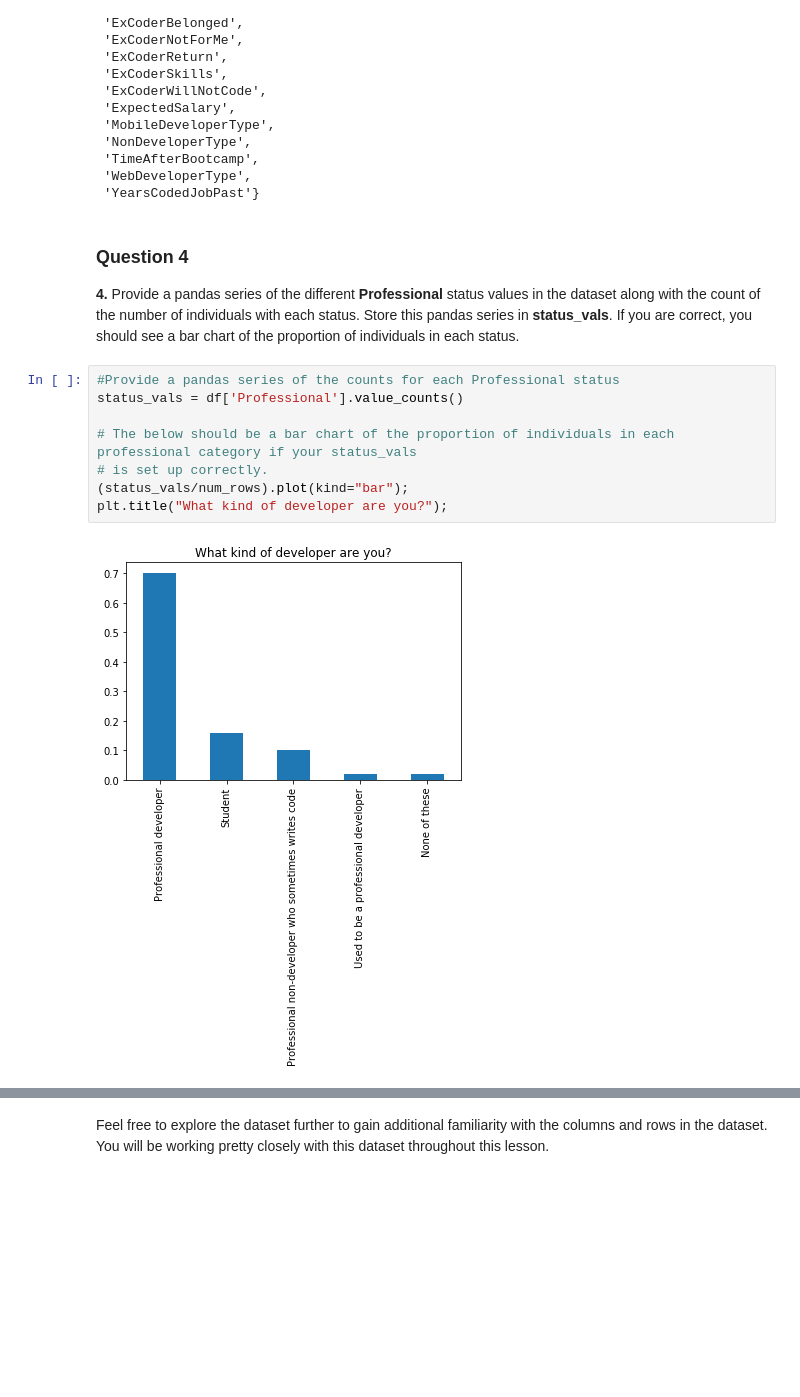
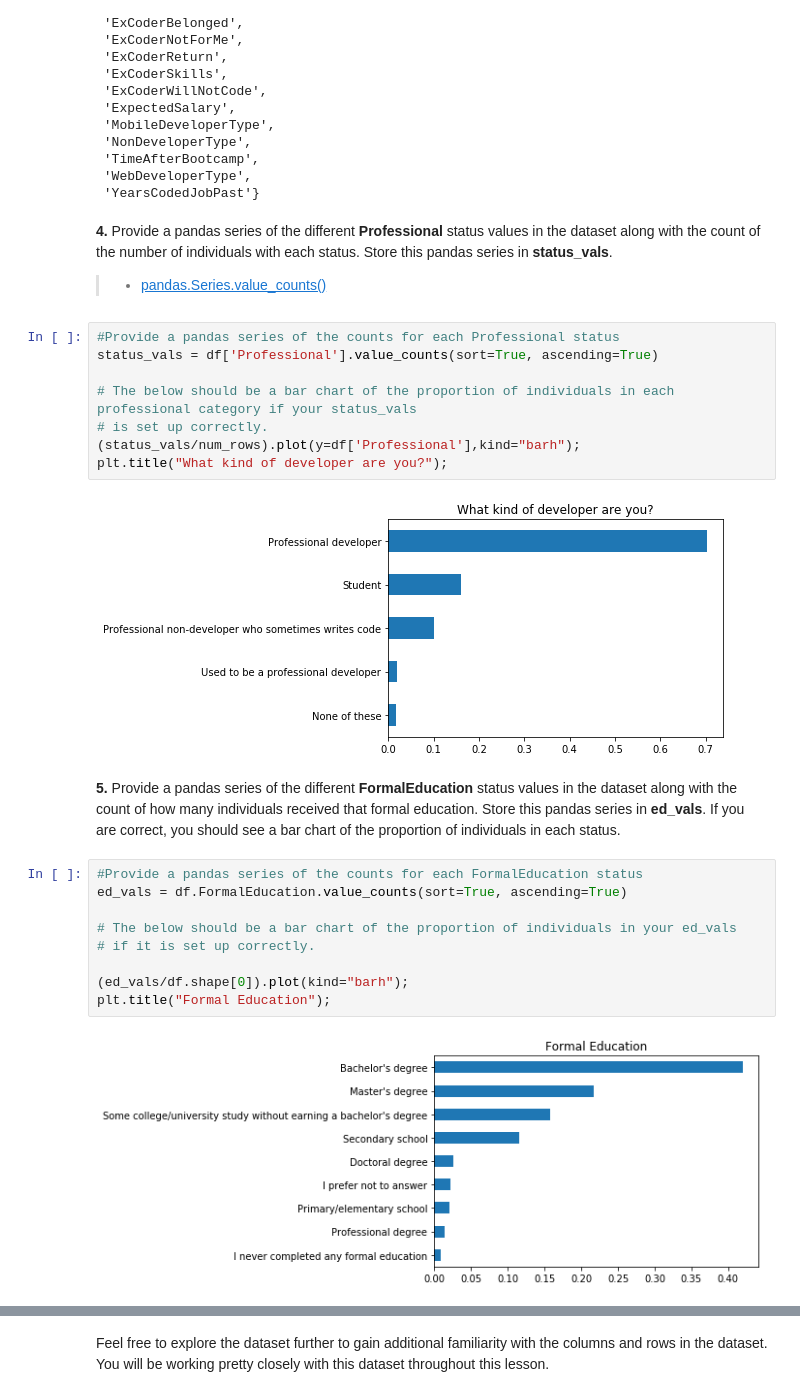
Before and after one commit to eatPizza311/Udacity-DSND, a Jupyter notebook: L1-Introduction to Data Science/CRISP_DM/CRISP-DM_quiz.ipynb, the cells around one changed output, grey strips where cells are left out. Drawn from its saved outputs; the diff is of its cells as text; blank space fills up the shorter version.

```diff
--- a/L1-Introduction to Data Science/CRISP_DM/CRISP-DM_quiz.ipynb
+++ b/L1-Introduction to Data Science/CRISP_DM/CRISP-DM_quiz.ipynb
@@ -71,18 +87,30 @@ most_missing_cols
  'TimeAfterBootcamp',
  'WebDeveloperType',
  'YearsCodedJobPast'}
+# %% [markdown]
+**4.** Provide a pandas series of the different **Professional** status values in the dataset along with the count of the number of individuals with each status.  Store this pandas series in **status_vals**.
+> - [pandas.Series.value_counts()](https://pandas.pydata.org/pandas-docs/stable/reference/api/pandas.Series.value_counts.html)
+# %%
+#Provide a pandas series of the counts for each Professional status
+status_vals = df['Professional'].value_counts(sort=True, ascending=True)
+
+# The below should be a bar chart of the proportion of individuals in each professional category if your status_vals
+# is set up correctly.
+(status_vals/num_rows).plot(y=df['Professional'],kind="barh");
+plt.title("What kind of developer are you?");
+# %% [output]
+[figure, added]
 # %% [markdown]
-### Question 4
-
-**4.** Provide a pandas series of the different **Professional** status values in the dataset along with the count of the number of individuals with each status.  Store this pandas series in **status_vals**.  If you are correct, you should see a bar chart of the proportion of individuals in each status.
+**5.** Provide a pandas series of the different **FormalEducation** status values in the dataset along with the count of how many individuals received that formal education.  Store this pandas series in **ed_vals**.  If you are correct, you should see a bar chart of the proportion of individuals in each status.
 # %%
-#Provide a pandas series of the counts for each Professional status
-status_vals = df['Professional'].value_counts()
+#Provide a pandas series of the counts for each FormalEducation status
+ed_vals = df.FormalEducation.value_counts(sort=True, ascending=True)
 
-# The below should be a bar chart of the proportion of individuals in each professional category if your status_vals
-# is set up correctly.
-(status_vals/num_rows).plot(kind="bar");
-plt.title("What kind of developer are you?");
+# The below should be a bar chart of the proportion of individuals in your ed_vals
+# if it is set up correctly.
+
+(ed_vals/df.shape[0]).plot(kind="barh");
+plt.title("Formal Education");
 # %% [output]
-[figure, old version]
+[figure, new version]
 # %% [markdown]
```
Also changed, not shown: parts of 101 cells of this notebook.
